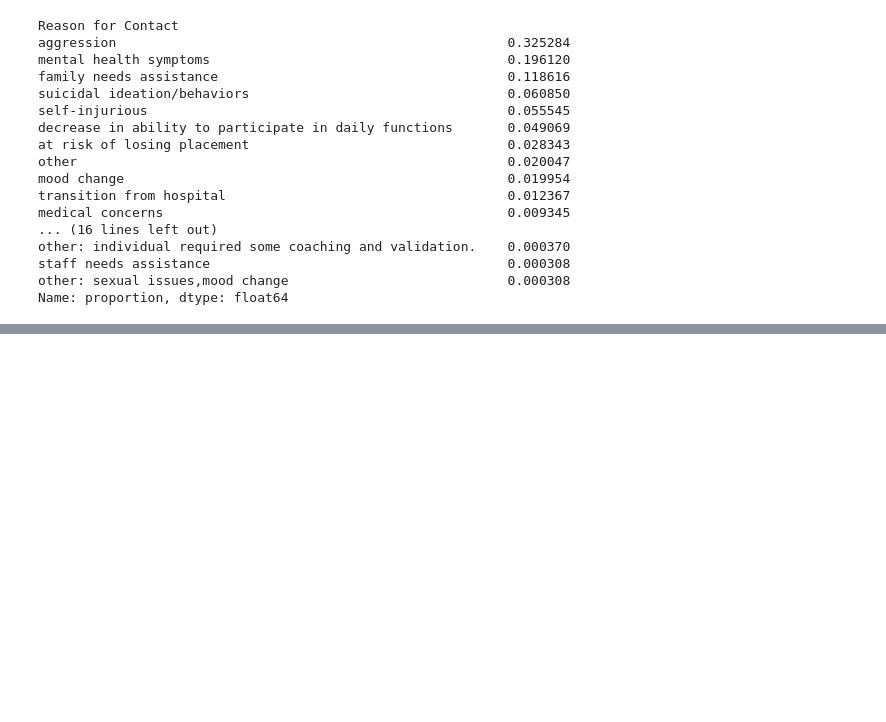
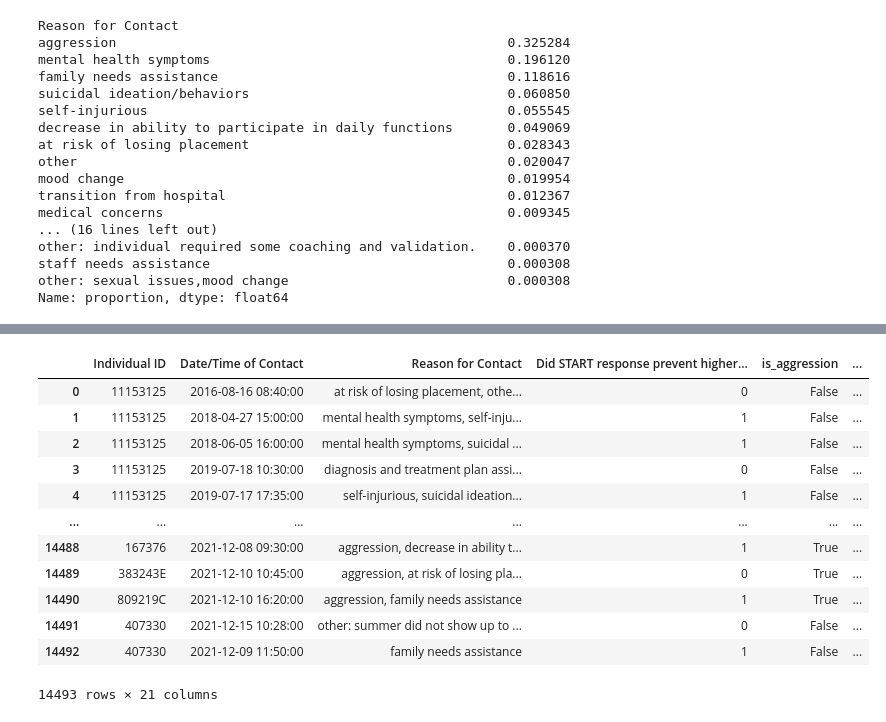
Before and after one commit to orenpk/QSS-20-Final-Project, a Jupyter notebook: code/Question3/question3_v1.ipynb, the cells around one changed output, grey strips where cells are left out. Drawn from its saved outputs; the diff is of its cells as text; code cells hidden in the pictures; blank space fills up the shorter version.

```diff
--- a/code/Question3/question3_v1.ipynb
+++ b/code/Question3/question3_v1.ipynb
@@ -33,3 +36,4 @@ df_sirs = pd.read_excel('Dartmouth Data Set- SIRS .xlsx')
 # %%
 xls = pd.ExcelFile('Dartmouth Data Set- SIRS .xlsx')
 df1 = pd.read_excel(xls, 'Emergency Crisis Services')
+df_dem = pd.read_excel(xls, 'Demographics')
@@ -36,3 +60,9 @@ df1 = pd.read_excel(xls, 'Emergency Crisis Services')
+# %%
+df_dem1 = df_dem[['Local ID', 'Gender', 'Race', 'Ethnicity',
+       'Level of Intellectual Disability',
+       'Current living situation at enrollment to START',
+       'More than one living situation over the last 5 years?',
+       'More than one living situation over the last year?']]
 # %%
 df1.keys()
 date = 'Date/Time of Contact'
@@ -95,5 +121,5 @@ df2 = df1_clean.apply(lambda row: pd.Series({f'is_{cat}': cat.lower() in row['Re
 # %%
-categories = ['aggression', 'mental health symptoms', 'family needs assistance', 'suicidal', 'self-injurious', 'decrease in ability to participate in daily functions', 'risk of losing placement', 'mood', 'medical']
+categories = ['aggression', 'mental health symptoms', 'family needs assistance', 'suicidal', 'self-injurious', 'decrease in ability to participate in daily functions', 'risk of losing placement', 'mood']
 
 df2 = df1_clean.apply(lambda row: pd.Series({
     'Individual ID': row['Individual ID'],
@@ -146,0 +186,20 @@ SyntaxError: invalid syntax (2225691262.py, line 2)
+# %%
+df_merged = pd.merge(df2, df_dem1, left_on="Individual ID", right_on= "Local ID", how='inner')
+
+
+df_merged.replace({'Yes': 1, 'No': 0}, inplace=True)
+df_merged
+# %% [output]
+|  | Individual ID | Date/Time of Contact | Reason for Contact | Did START response prevent higher... | is_aggression | ... |
+| 0 | 11153125 | 2016-08-16 08:40:00 | at risk of losing placement, othe... | 0 | False | ... |
+| 1 | 11153125 | 2018-04-27 15:00:00 | mental health symptoms, self-inju... | 1 | False | ... |
+| 2 | 11153125 | 2018-06-05 16:00:00 | mental health symptoms, suicidal ... | 1 | False | ... |
+| 3 | 11153125 | 2019-07-18 10:30:00 | diagnosis and treatment plan assi... | 0 | False | ... |
+| 4 | 11153125 | 2019-07-17 17:35:00 | self-injurious, suicidal ideation... | 1 | False | ... |
+| ... | ... | ... | ... | ... | ... | ... |
+| 14488 | 167376 | 2021-12-08 09:30:00 | aggression, decrease in ability t... | 1 | True | ... |
+| 14489 | 383243E | 2021-12-10 10:45:00 | aggression, at risk of losing pla... | 0 | True | ... |
+| 14490 | 809219C | 2021-12-10 16:20:00 | aggression, family needs assistance | 1 | True | ... |
+| 14491 | 407330 | 2021-12-15 10:28:00 | other: summer did not show up to ... | 0 | False | ... |
+| 14492 | 407330 | 2021-12-09 11:50:00 | family needs assistance | 1 | False | ... |
+14493 rows × 21 columns
```
Also changed, not shown: parts of 15 cells of this notebook.
